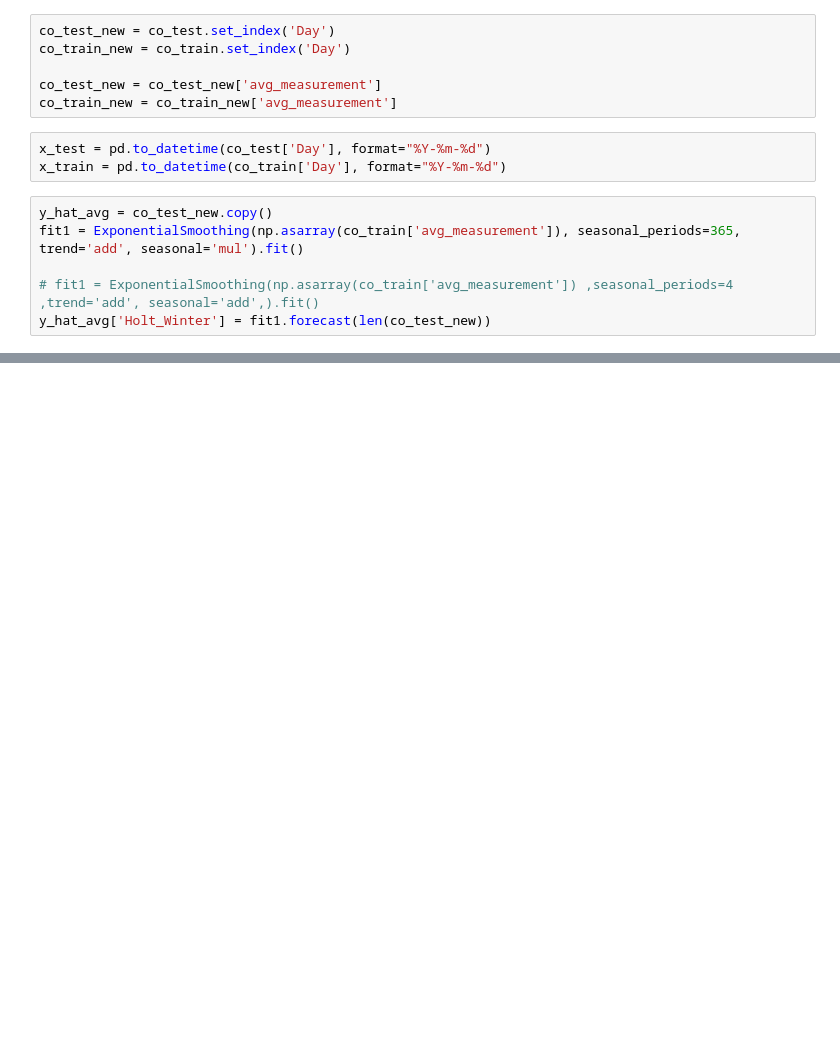
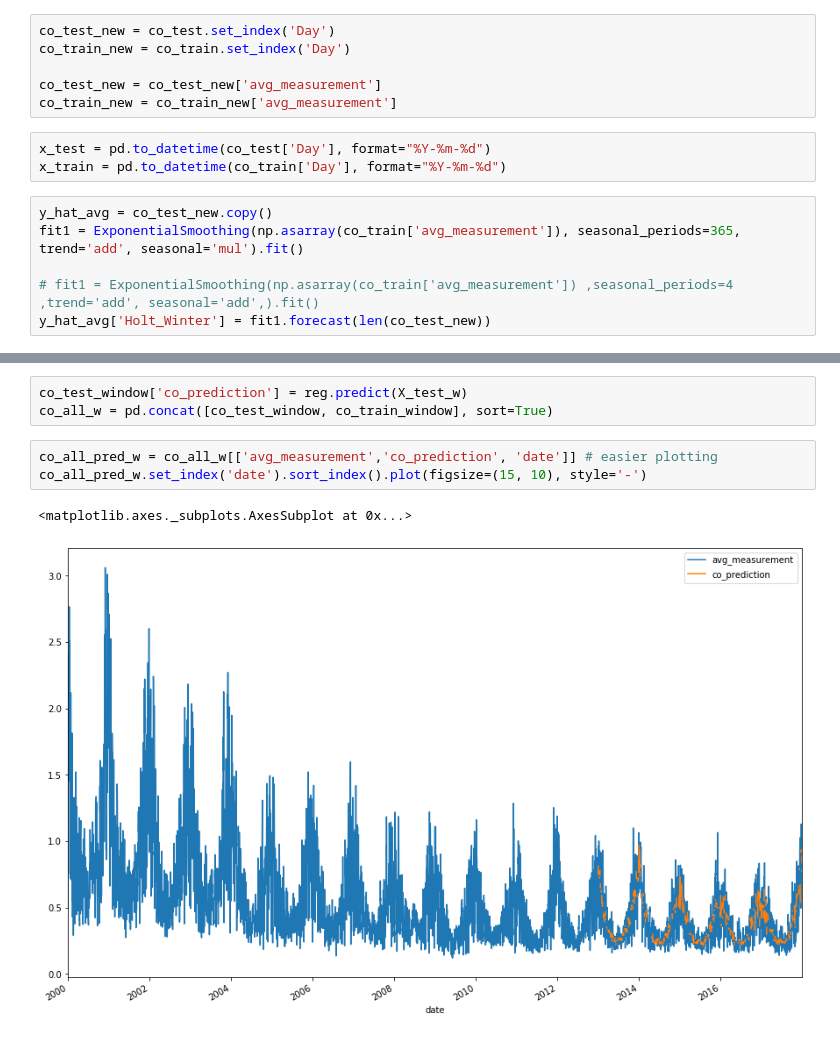
Before and after one commit to mwoss/timeseries-decision-trees, a Jupyter notebook: air_pollution_predictions.ipynb, the cells around one changed output, grey strips where cells are left out. Drawn from its saved outputs; the diff is of its cells as text; blank space fills up the shorter version.

```diff
--- a/air_pollution_predictions.ipynb
+++ b/air_pollution_predictions.ipynb
@@ -512,0 +482,9 @@ co_train_yearly
+# %%
+co_test_window['co_prediction'] = reg.predict(X_test_w)
+co_all_w = pd.concat([co_test_window, co_train_window], sort=True)
+# %%
+co_all_pred_w = co_all_w[['avg_measurement','co_prediction', 'date']] # easier plotting
+co_all_pred_w.set_index('date').sort_index().plot(figsize=(15, 10), style='-')
+# %% [output]
+<matplotlib.axes._subplots.AxesSubplot at 0x...>
+[figure, added]
```
Also changed, not shown: parts of 25 cells of this notebook.
